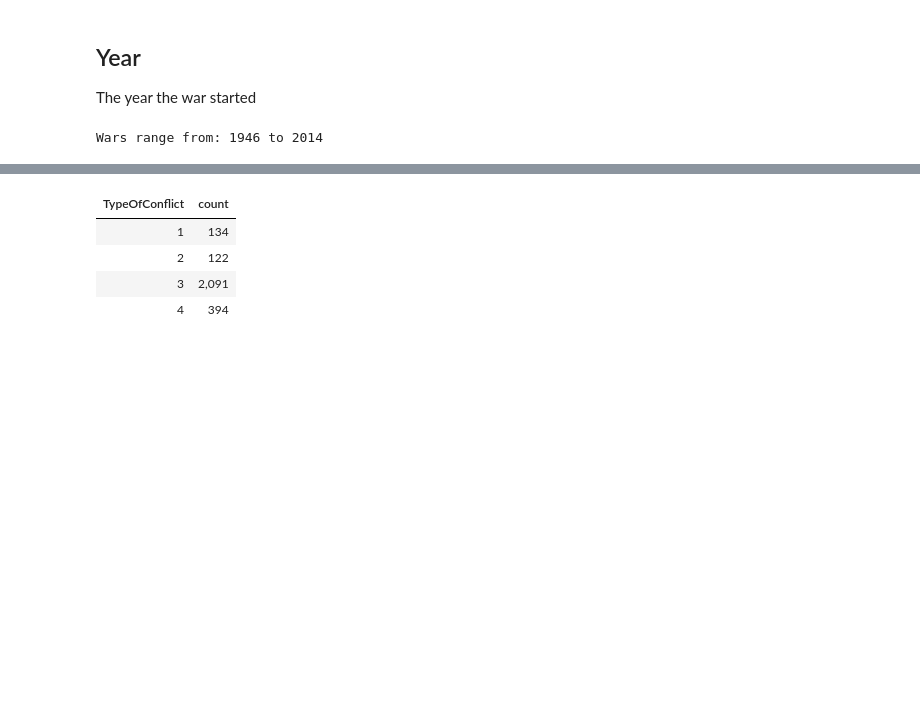
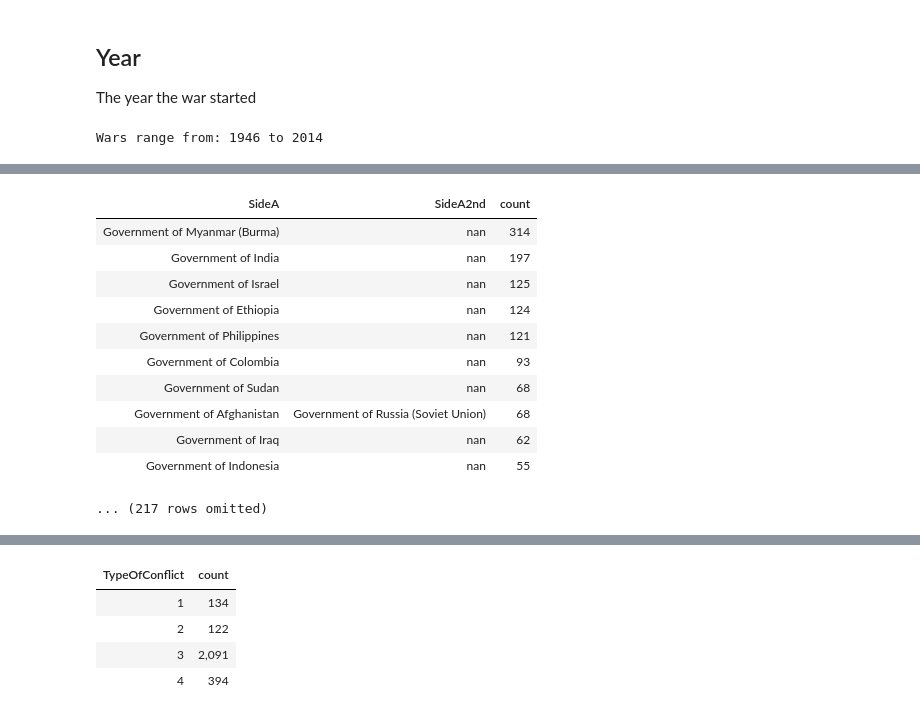
Before and after one commit to ds-modules/POLSCI-5, a Jupyter notebook: CivilWars.ipynb, the cells around one changed output, grey strips where cells are left out. Saved outputs shown, nothing was run; the diff lists cells and outputs as text; code cells hidden in the pictures; blank space fills up the shorter version.

```diff
--- a/CivilWars.ipynb
+++ b/CivilWars.ipynb
@@ -171,0 +312,15 @@ wars.group('Year').sort('count').show(10)
+# %%
+wars.group(make_array('SideA', 'SideA2nd')).sort('count', descending = True)
+# %% [output]
+| SideA | SideA2nd | count |
+| Government of Myanmar (Burma) | nan | 314 |
+| Government of India | nan | 197 |
+| Government of Israel | nan | 125 |
+| Government of Ethiopia | nan | 124 |
+| Government of Philippines | nan | 121 |
+| Government of Colombia | nan | 93 |
+| Government of Sudan | nan | 68 |
+| Government of Afghanistan | Government of Russia (Soviet Union) | 68 |
+| Government of Iraq | nan | 62 |
+| Government of Indonesia | nan | 55 |
+... (217 rows omitted)
```
Also changed, not shown: parts of 33 cells of this notebook.
